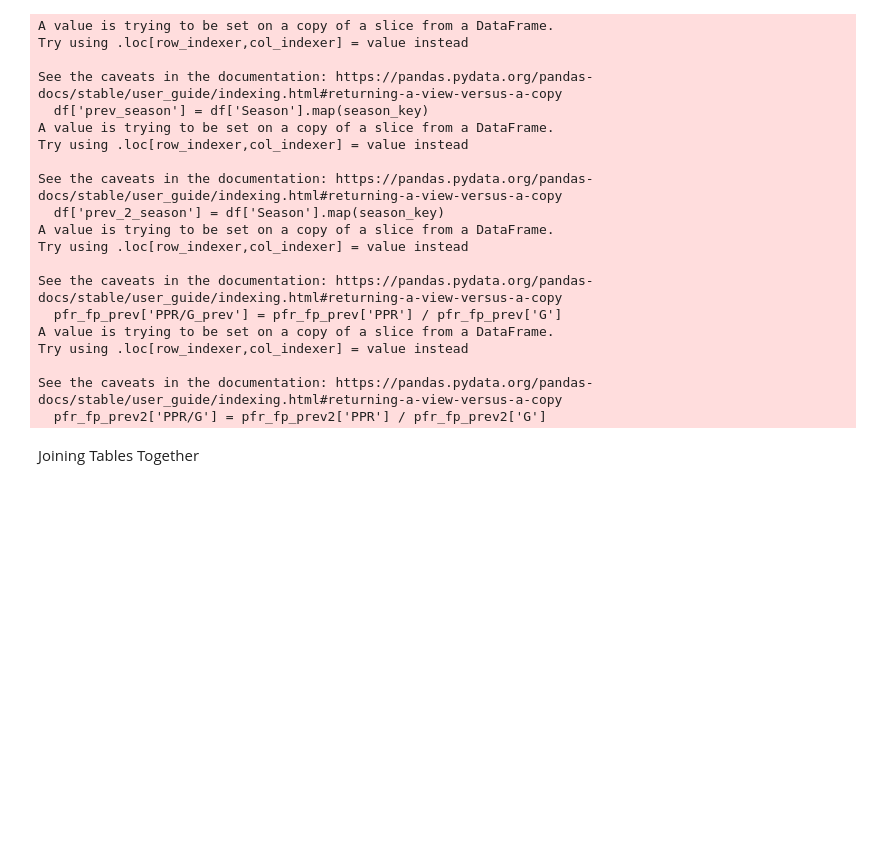
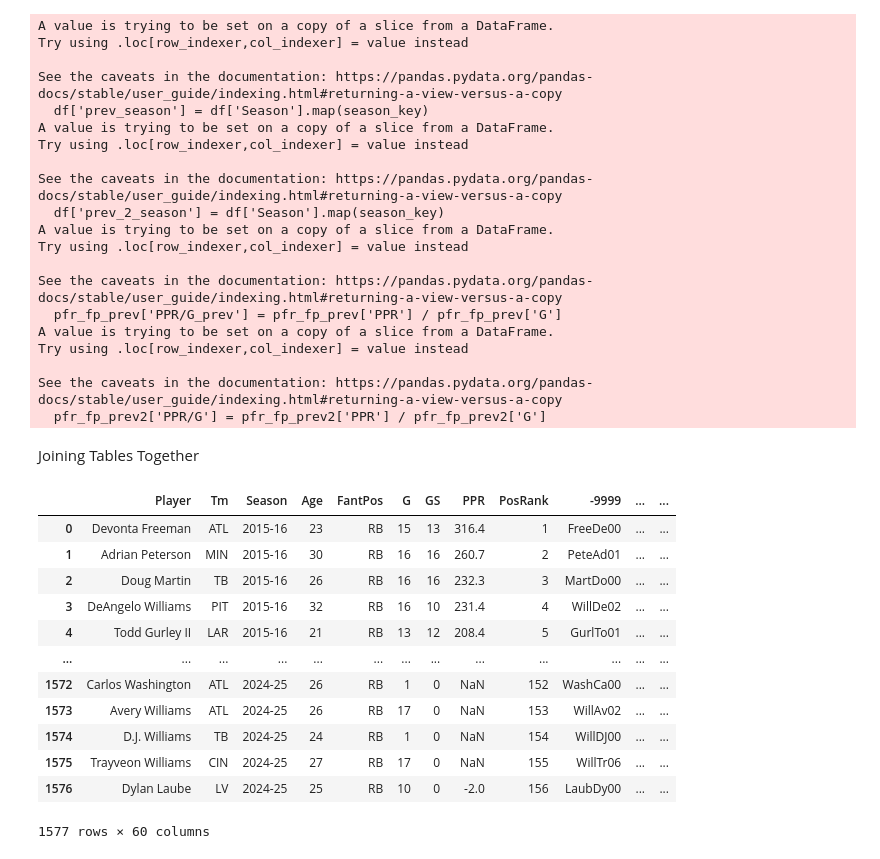
Before and after one commit to scottbwinner/NFL-Models, a Jupyter notebook: rb_models/rb_data_processing.ipynb, the cells around one changed output. Saved outputs shown, nothing was run; the diff lists cells and outputs as text; code cells hidden in the pictures; blank space fills up the shorter version.

Commit message:
Finishing rb data processing

```diff
--- a/rb_models/rb_data_processing.ipynb
+++ b/rb_models/rb_data_processing.ipynb
@@ -579,6 +579,7 @@ for key in pff_team_key:
     pff_receiving_final = pff_receiving_final.replace(key, pff_team_key[key])
     pff_rushing_final = pff_rushing_final.replace(key, pff_team_key[key])
     pff_screens_final = pff_screens_final.replace(key, pff_team_key[key])
+    pff_ol_run_final = pff_ol_run_final.replace(key, pff_team_key[key])
 
 for key in pfr_team_abv_key:
     pfr_fp_final = pfr_fp_final.replace(key, pfr_team_abv_key[key])
@@ -601,11 +602,6 @@ name_key = {"Mark Ingram": "Mark Ingram II", "Bobby Rainey": "Bobby Rainey Jr.",
 for key in name_key:
     pfr_fp_final = pfr_fp_final.replace(key, name_key[key])
     pfr_rz_rushing_final = pfr_rz_rushing_final.replace(key, name_key[key])
-
-# In PFR, some people are noted as being on 2TM or 3TM or 4TM. Here we will take a subset of those players,
-# and then merge them later to the data without using team as a key
-
-pfr_rz_rushing_mult_tms = pfr_rz_rushing_final[pfr_rz_rushing_final['Tm'].isin(['2TM', '3TM', '4TM'])]
 # %% [markdown]
 Creating df from pfr_fp_final, and adding on the previous 2 seasons of ppg data by joining back to itself
 # %%
@@ -667,3 +663,76 @@ See the caveats in the documentation: https://pandas.pydata.org/pandas-docs/stab
   pfr_fp_prev2['PPR/G'] = pfr_fp_prev2['PPR'] / pfr_fp_prev2['G']
 # %% [markdown]
 Joining Tables Together
+# %%
+# Data Model
+# pfr_fp (Currently in df): Fantasy Points from Current Year
+# pff_rushing: Rushing Statistics from Previous Year
+# pff_receiving: Receiving Statistics from Previous Year
+# pff_screens: Screen Receiving Statistics from Previous Year
+# pfr_rz_rushing: Red Zone Rushing Statistics from Previous Year
+# pfr_tm_off: Current Year team's Offensive Statistics from Previous Year
+# pff_ol_pass: Current Year team's OL Statistics from Previous Year
+
+
+# Joining df (which currently just has pfr data) with current season pff_rushing just to get player_id for future joins. This will only work
+# for players that were on one team the whole season.
+
+player_ids = pff_rushing_final[['player', 'player_id', 'Season', 'team_name']]
+df = pd.merge(left=df, right=player_ids, how='left', left_on=['Player', 'Tm', 'Season'], right_on=['player', 'team_name', 'Season'], suffixes=[None, '_copy'])
+df = df.drop(columns=['player', 'team_name'])
+
+# Join df with current season pff_rushing data without using teams for players that were on multiple teams.
+# This will fill in the player_id information for players that were on multiple teams and will do nothing for
+# all other players.
+
+df = pd.merge(left=df, right=player_ids, how='left', left_on=['Player', 'Season'], right_on=['player', 'Season'], suffixes=[None, '_copy'])
+df['player_id'].fillna(df['player_id_copy'], inplace=True)
+df = df.drop(columns=['player_id_copy', 'player', 'team_name'])
+
+# Joining df with with pff_rushing data to get previous year's rushing data
+
+df = pd.merge(left=df, right=pff_rushing_final, how='left', left_on=['player_id', 'prev_season'], right_on=['player_id', 'Season'], suffixes=[None,'_copy'])
+df = df.drop(columns=['Season_copy'])
+df = df.rename(columns={'team_name':'prev_team'})
+
+# Joining df with with pff_receiving data to get previous year's receiving data
+
+df = pd.merge(left=df, right=pff_receiving_final, how='left', left_on=['player_id', 'prev_season'], right_on=['player_id', 'Season'], suffixes=[None,'_copy'])
+df = df.drop(columns=['Season_copy'])
+
+# Joining df with with pff_screens data to get previous year's screen receiving data
+
+df = pd.merge(left=df, right=pff_screens_final, how='left', left_on=['player_id', 'prev_season'], right_on=['player_id', 'Season'], suffixes=[None,'_copy'])
+df = df.drop(columns=['Season_copy'])
+
+
+# Joining df with pfr_rz_rushing data to get previous year's redzone data
+
+df = pd.merge(left=df, right=pfr_rz_rushing_final, how='left', left_on=['-9999', 'prev_season'], right_on=['-9999', 'Season'], suffixes=[None, '_copy'])
+df = df.drop(columns=['Season_copy', 'Tm_copy'])
+
+# Joining df with pff_ol_run to get the grade of the current team offensive line's run blocking in the previous season
+
+df = pd.merge(left=df, right=pff_ol_run_final, how='left', left_on=['Tm', 'prev_season'], right_on=['team_name', 'Season'], suffixes=[None, '_copy'])
+
+# Joining df with pfr_tm_off to get statistics about the current team's offense from previous season
+
+df = pd.merge(left=df, right=pfr_tm_off_final, how='left', left_on=['Tm', 'prev_season'], right_on=['Tm', 'Season'], suffixes=[None, '_copy'])
+df = df.drop(columns=['Season_copy'])
+
+df.to_csv('rb_df.csv')
+df
+# %% [output]
+|  | Player | Tm | Season | Age | FantPos | G | GS | PPR | PosRank | -9999 | ... | ... |
+| 0 | Devonta Freeman | ATL | 2015-16 | 23 | RB | 15 | 13 | 316.4 | 1 | FreeDe00 | ... | ... |
+| 1 | Adrian Peterson | MIN | 2015-16 | 30 | RB | 16 | 16 | 260.7 | 2 | PeteAd01 | ... | ... |
+| 2 | Doug Martin | TB | 2015-16 | 26 | RB | 16 | 16 | 232.3 | 3 | MartDo00 | ... | ... |
+| 3 | DeAngelo Williams | PIT | 2015-16 | 32 | RB | 16 | 10 | 231.4 | 4 | WillDe02 | ... | ... |
+| 4 | Todd Gurley II | LAR | 2015-16 | 21 | RB | 13 | 12 | 208.4 | 5 | GurlTo01 | ... | ... |
+| ... | ... | ... | ... | ... | ... | ... | ... | ... | ... | ... | ... | ... |
+| 1572 | Carlos Washington | ATL | 2024-25 | 26 | RB | 1 | 0 | NaN | 152 | WashCa00 | ... | ... |
+| 1573 | Avery Williams | ATL | 2024-25 | 26 | RB | 17 | 0 | NaN | 153 | WillAv02 | ... | ... |
+| 1574 | D.J. Williams | TB | 2024-25 | 24 | RB | 1 | 0 | NaN | 154 | WillDJ00 | ... | ... |
+| 1575 | Trayveon Williams | CIN | 2024-25 | 27 | RB | 17 | 0 | NaN | 155 | WillTr06 | ... | ... |
+| 1576 | Dylan Laube | LV | 2024-25 | 25 | RB | 10 | 0 | -2.0 | 156 | LaubDy00 | ... | ... |
+1577 rows × 60 columns
```
Also changed, not shown: 2 other files.
